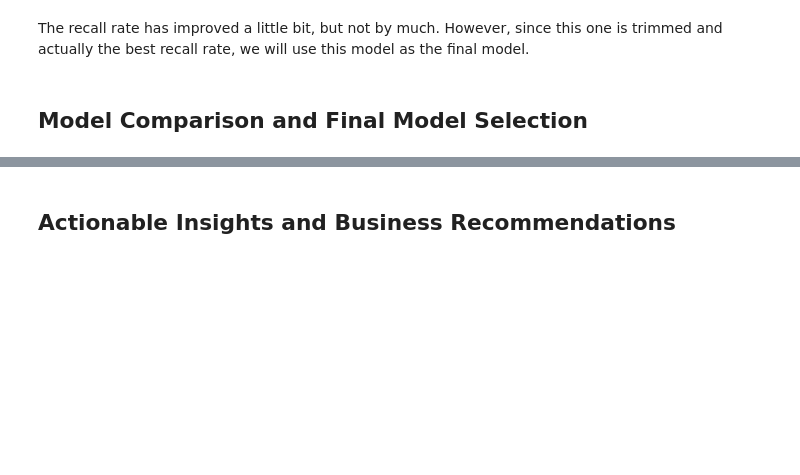
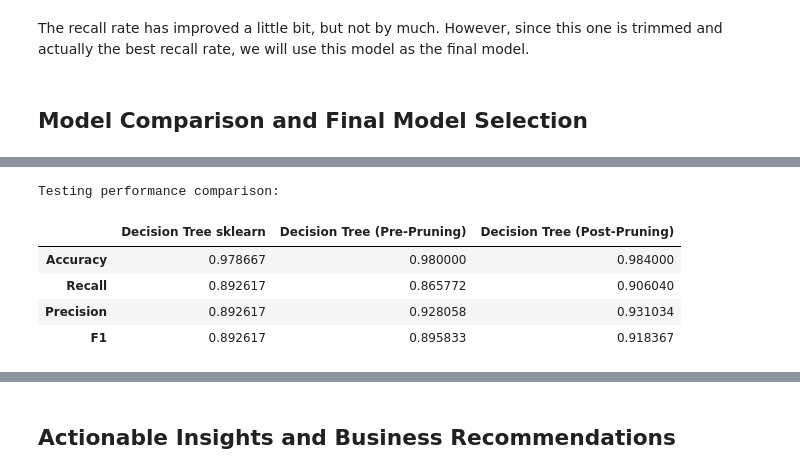
Before and after one commit to tinlong/AIML, a Jupyter notebook: Machine Learning/Project 2/Patrick Leong - SL_Full_Code.ipynb, the cells around one changed output, grey strips where cells are left out. Drawn from its saved outputs; the diff is of its cells as text; code cells hidden in the pictures; blank space fills up the shorter version.

```diff
--- a/Machine Learning/Project 2/Patrick Leong - SL_Full_Code.ipynb
+++ b/Machine Learning/Project 2/Patrick Leong - SL_Full_Code.ipynb
@@ -857,0 +847,3 @@ model_performance_classification_sklearn(dt_model_pre, X_test, Y_test)
+# %%
+score_test_pre = model_performance_classification_sklearn(dt_model_pre, X_test, Y_test)
+score_test_pre
@@ -987,7 +985,8 @@ plt.show()
 # %% [output]
 [figure]
 # %%
-model_performance_classification_sklearn(best_model, X_test, Y_test)
+score_test_post = model_performance_classification_sklearn(best_model, X_test, Y_test)
+score_test_post
 # %% [output]
 |  | Accuracy | Recall | Precision | F1 |
 | 0 | 0.984 | 0.90604 | 0.931034 | 0.918367 |
@@ -1008,0 +1013,16 @@ AttributeError: 'DecisionTreeClassifier' object has no attribute 'T'
+# %%
+# testing performance comparison
+
+models_test_comp_df = pd.concat(
+    [score_test_original.T, score_test_pre.T, score_test_post.T], axis=1,
+)
+models_test_comp_df.columns = ["Decision Tree sklearn", "Decision Tree (Pre-Pruning)","Decision Tree (Post-Pruning)"]
+print("Testing performance comparison:")
+models_test_comp_df
+# %% [output]
+Testing performance comparison:
+|  | Decision Tree sklearn | Decision Tree (Pre-Pruning) | Decision Tree (Post-Pruning) |
+| Accuracy | 0.978667 | 0.980000 | 0.984000 |
+| Recall | 0.892617 | 0.865772 | 0.906040 |
+| Precision | 0.892617 | 0.928058 | 0.931034 |
+| F1 | 0.892617 | 0.895833 | 0.918367 |
```
Also changed, not shown: parts of 13 cells of this notebook.
